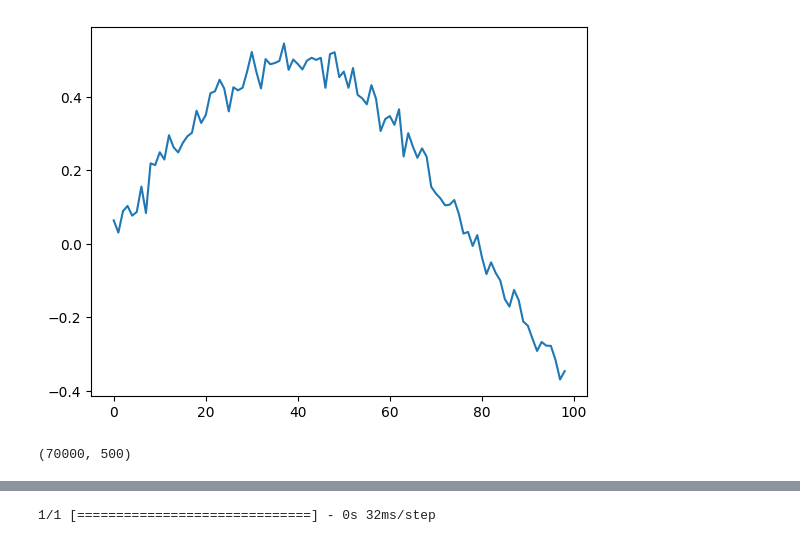
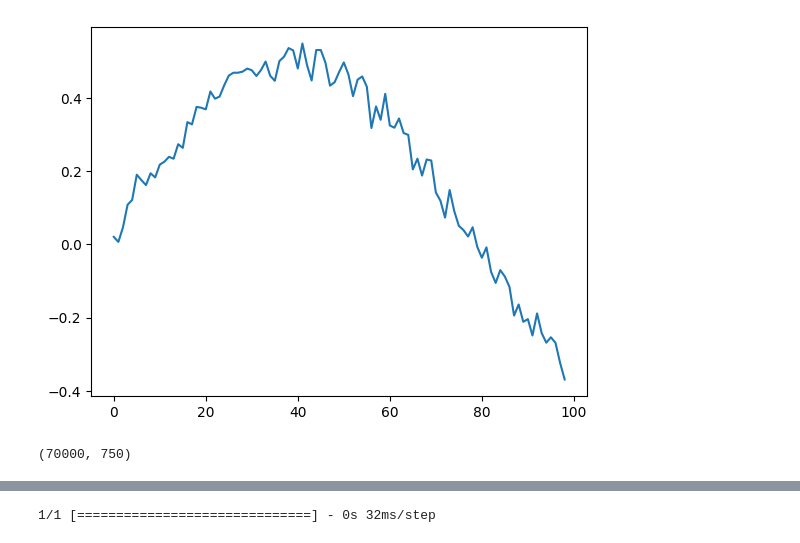
Before and after one commit to anandkrishnakumar/musicr, a Jupyter notebook: notebooks/note detect.ipynb, the cells around one changed output, grey strips where cells are left out. Saved outputs shown, nothing was run; the diff lists cells and outputs as text; code cells hidden in the pictures.

```diff
--- a/notebooks/note detect.ipynb
+++ b/notebooks/note detect.ipynb
@@ -36,25 +38,25 @@ def write(f, sr, x, normalized=False):
     song.export(f, format="mp3", bitrate="320k")
 # %%
 # Generate sine wave
-def gen_sine(freq, sr, secs, noise_sd=False, amplitude=0.5):
+def gen_sine(freq, sr, secs, noise_sd=None, amplitude=0.5, x_intercept=0):
     num = int(sr*secs)
     testing_np_version = np.zeros((num, 2))
-    testing_np_version[:, 0] = np.sin(2 * np.pi * np.arange(num) * freq / sr) * amplitude
-    testing_np_version[:, 1] = np.sin(2 * np.pi * np.arange(num) * freq / sr) * amplitude
+    testing_np_version[:, 0] = np.sin(2 * np.pi * np.arange(num) * freq / sr + x_intercept) * amplitude
+    testing_np_version[:, 1] = np.sin(2 * np.pi * np.arange(num) * freq / sr + x_intercept) * amplitude
 
     if noise_sd is not None:
         # Add noise
         testing_np_version[:, 0] += np.random.normal(0, noise_sd, size=num)
         testing_np_version[:, 1] += np.random.normal(0, noise_sd, size=num)
 
     return testing_np_version
 
 secs = 5
 sr = 48000
 freq = 300
 testing_np_version = gen_sine(freq, sr, secs, noise_sd=0.03)
 plt.plot(testing_np_version[1:100, 0])
 plt.show()
 # %% [output]
-[figure, old version]
+[figure, new version]
 # %%
@@ -62,17 +66,18 @@ write("mp3_check.mp3",sr,testing_np_version,normalized=True)
 # %%
 # Randomly generate frequencies between C2 and C8
-c2 = 65.41
-c8 = 4186.01
-c7 = 2093.00
+c2 = 65.41 # n = 16
+c8 = 4186.01 # n = 88
+c7 = 2093.00 # n = 76
 
 # Generate N training samples
 N = 100000
 freqs = np.random.uniform(c2, c8, size=N)
 noise_sds = np.random.exponential(0.02, size=N)
 amplitudes = np.random.uniform(0.4, 1, size=N)
+x_intercepts = np.random.uniform(0, 2*np.pi, size=N)
 X_lst = []
 for i in range(N):
-    sine = gen_sine(freqs[i], sr=48000, secs=1/96, noise_sd=noise_sds[i], amplitude=amplitudes[i])[:, 0]
+    sine = gen_sine(freqs[i], sr=48000, secs=1/64, noise_sd=noise_sds[i], amplitude=amplitudes[i], x_intercept=x_intercepts[i])[:, 0]
     X_lst.append(sine)
 
 X = np.stack(X_lst)
@@ -84,4 +89,4 @@ X_test = X[int(split*len(X_lst)):]
 y_test = freqs[int(split*len(X_lst)):]
 X_train.shape
 # %% [output]
-(70000, 500)
+(70000, 750)
```
Also changed, not shown: parts of 12 cells of this notebook.
